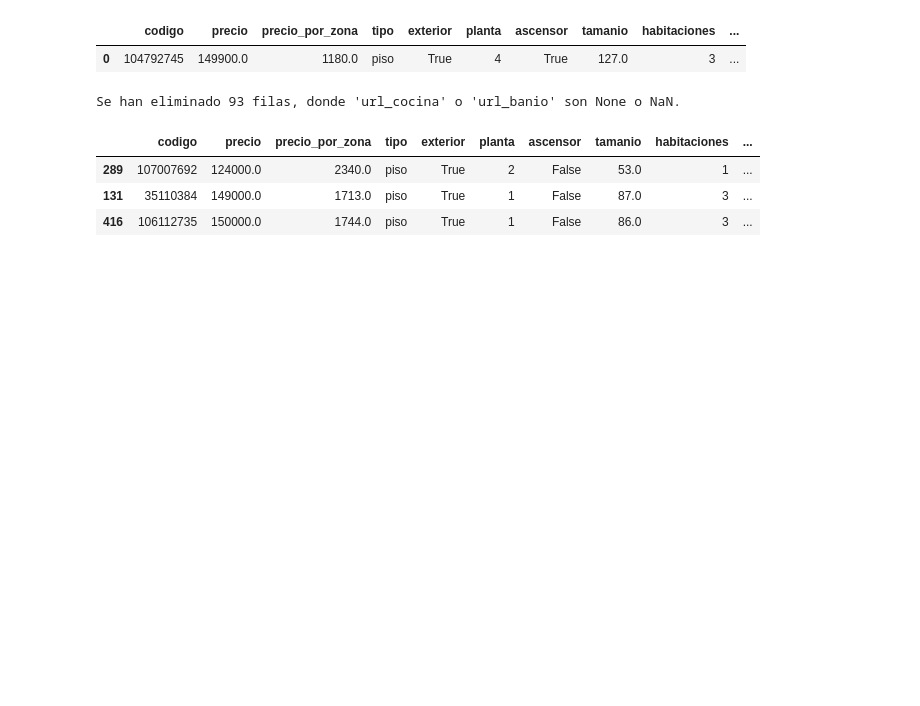
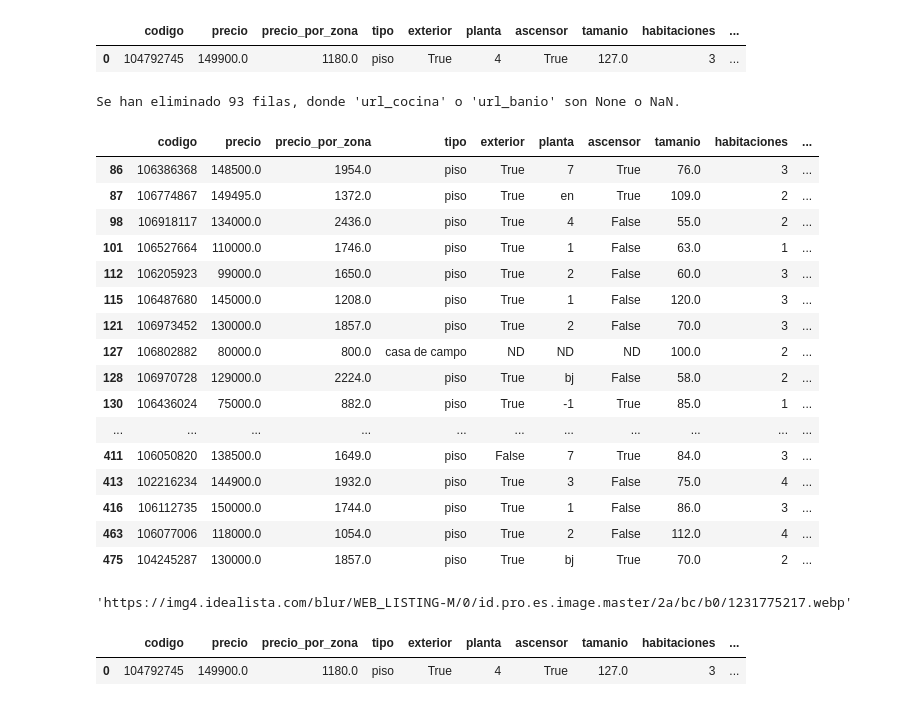
Before and after one commit to davfranco1/Proyecto-Rentabilidad-Viviendas, a Jupyter notebook: notebooks/4_CalculoRentabilidad.ipynb, the cells around one changed output. Cells and saved outputs as stored; diff of their text form; code cells hidden in the pictures; blank space fills up the shorter version.

```diff
--- a/notebooks/4_CalculoRentabilidad.ipynb
+++ b/notebooks/4_CalculoRentabilidad.ipynb
@@ -36,9 +40,22 @@ df = sy.identificar_urls_habitaciones(df, 'urls_imagenes')
 # %% [output]
 Se han eliminado 93 filas, donde 'url_cocina' o 'url_banio' son None o NaN.
 # %%
-df[df['anunciante']=='ND'].sample(3)
+df[df['anunciante']=='ND']
 # %% [output]
 |  | codigo | precio | precio_por_zona | tipo | exterior | planta | ascensor | tamanio | habitaciones | ... |
-| 289 | 107007692 | 124000.0 | 2340.0 | piso | True | 2 | False | 53.0 | 1 | ... |
-| 131 | 35110384 | 149000.0 | 1713.0 | piso | True | 1 | False | 87.0 | 3 | ... |
+| 86 | 106386368 | 148500.0 | 1954.0 | piso | True | 7 | True | 76.0 | 3 | ... |
+| 87 | 106774867 | 149495.0 | 1372.0 | piso | True | en | True | 109.0 | 2 | ... |
+| 98 | 106918117 | 134000.0 | 2436.0 | piso | True | 4 | False | 55.0 | 2 | ... |
+| 101 | 106527664 | 110000.0 | 1746.0 | piso | True | 1 | False | 63.0 | 1 | ... |
+| 112 | 106205923 | 99000.0 | 1650.0 | piso | True | 2 | False | 60.0 | 3 | ... |
+| 115 | 106487680 | 145000.0 | 1208.0 | piso | True | 1 | False | 120.0 | 3 | ... |
+| 121 | 106973452 | 130000.0 | 1857.0 | piso | True | 2 | False | 70.0 | 3 | ... |
+| 127 | 106802882 | 80000.0 | 800.0 | casa de campo | ND | ND | ND | 100.0 | 2 | ... |
+| 128 | 106970728 | 129000.0 | 2224.0 | piso | True | bj | False | 58.0 | 2 | ... |
+| 130 | 106436024 | 75000.0 | 882.0 | piso | True | -1 | True | 85.0 | 1 | ... |
+| ... | ... | ... | ... | ... | ... | ... | ... | ... | ... | ... |
+| 411 | 106050820 | 138500.0 | 1649.0 | piso | False | 7 | True | 84.0 | 3 | ... |
+| 413 | 102216234 | 144900.0 | 1932.0 | piso | True | 3 | False | 75.0 | 4 | ... |
 | 416 | 106112735 | 150000.0 | 1744.0 | piso | True | 1 | False | 86.0 | 3 | ... |
+| 463 | 106077006 | 118000.0 | 1054.0 | piso | True | 2 | False | 112.0 | 4 | ... |
+| 475 | 104245287 | 130000.0 | 1857.0 | piso | True | bj | True | 70.0 | 2 | ... |
@@ -44,0 +64,4 @@ df[df['anunciante']=='ND'].sample(3)
+# %%
+df_sample["url_cocina"][0]
+# %% [output]
+'https://img4.idealista.com/blur/WEB_LISTING-M/0/id.pro.es.image.master/2a/bc/b0/1231775217.webp'
@@ -45,2 +70,7 @@ df[df['anunciante']=='ND'].sample(3)
+# %%
+df_sample
+# %% [output]
+|  | codigo | precio | precio_por_zona | tipo | exterior | planta | ascensor | tamanio | habitaciones | ... |
+| 0 | 104792745 | 149900.0 | 1180.0 | piso | True | 4 | True | 127.0 | 3 | ... |
 # %%
 df.to_pickle("../data/transformed/final_tags.pkl")
```
Also changed, not shown: parts of 3 cells of this notebook, 1 other file.
